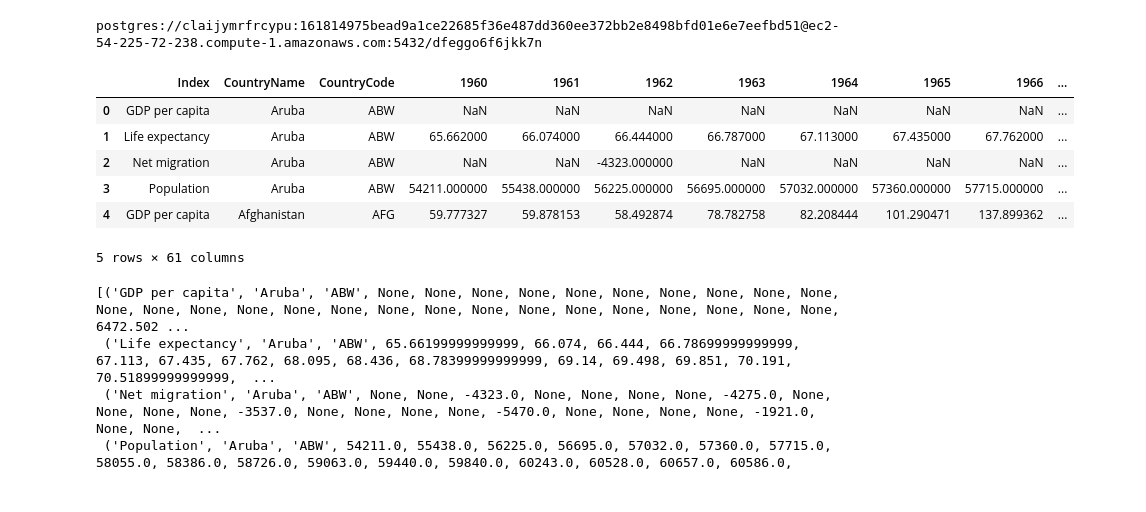
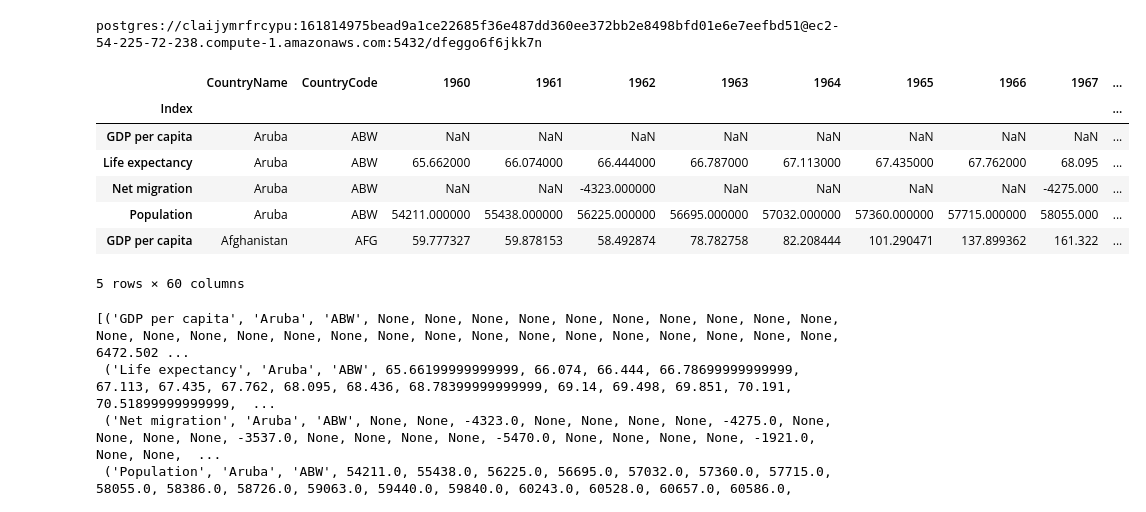
Before and after one commit to vienvo/Project_World_Indices, a Jupyter notebook: world_database_to_heroku.ipynb, the cells around one changed output. Drawn from its saved outputs; the diff is of its cells as text; code cells hidden in the pictures.

```diff
--- a/world_database_to_heroku.ipynb
+++ b/world_database_to_heroku.ipynb
@@ -29,16 +29,17 @@ conn = engine.connect()
 file = "Data/Combined_Data.csv"
 # %%
 #create a dataframe
-df = pd.read_csv(file)
+df = pd.read_csv(file, index_col="Index")
 df.head()
 # %% [output]
-|  | Index | CountryName | CountryCode | 1960 | 1961 | 1962 | 1963 | 1964 | 1965 | 1966 | ... |
-| 0 | GDP per capita | Aruba | ABW | NaN | NaN | NaN | NaN | NaN | NaN | NaN | ... |
-| 1 | Life expectancy | Aruba | ABW | 65.662000 | 66.074000 | 66.444000 | 66.787000 | 67.113000 | 67.435000 | 67.762000 | ... |
-| 2 | Net migration | Aruba | ABW | NaN | NaN | -4323.000000 | NaN | NaN | NaN | NaN | ... |
-| 3 | Population | Aruba | ABW | 54211.000000 | 55438.000000 | 56225.000000 | 56695.000000 | 57032.000000 | 57360.000000 | 57715.000000 | ... |
-| 4 | GDP per capita | Afghanistan | AFG | 59.777327 | 59.878153 | 58.492874 | 78.782758 | 82.208444 | 101.290471 | 137.899362 | ... |
+|  | CountryName | CountryCode | 1960 | 1961 | 1962 | 1963 | 1964 | 1965 | 1966 | 1967 | ... |
+| Index |  |  |  |  |  |  |  |  |  |  | ... |
+| GDP per capita | Aruba | ABW | NaN | NaN | NaN | NaN | NaN | NaN | NaN | NaN | ... |
+| Life expectancy | Aruba | ABW | 65.662000 | 66.074000 | 66.444000 | 66.787000 | 67.113000 | 67.435000 | 67.762000 | 68.095 | ... |
+| Net migration | Aruba | ABW | NaN | NaN | -4323.000000 | NaN | NaN | NaN | NaN | -4275.000 | ... |
+| Population | Aruba | ABW | 54211.000000 | 55438.000000 | 56225.000000 | 56695.000000 | 57032.000000 | 57360.000000 | 57715.000000 | 58055.000 | ... |
+| GDP per capita | Afghanistan | AFG | 59.777327 | 59.878153 | 58.492874 | 78.782758 | 82.208444 | 101.290471 | 137.899362 | 161.322 | ... |
-5 rows × 61 columns
+5 rows × 60 columns
 # %%
 # #create a different dataframe for Net migration
 # df_migration = df["Index"] = "Net migration"
```
Also changed, not shown: parts of 3 cells of this notebook, 2 other files.
